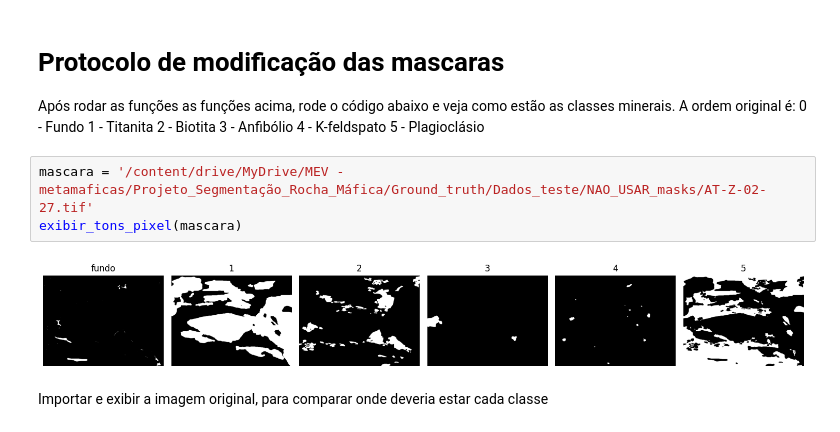
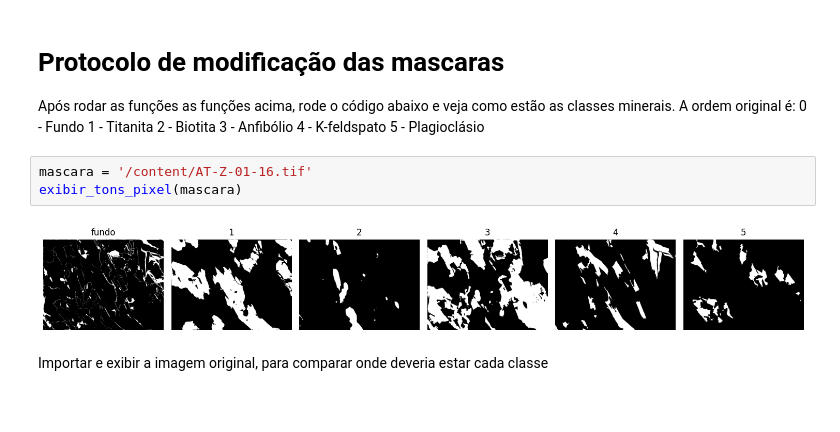
Before and after one commit to gabrielMonaco/segment_mafic, a Jupyter notebook: Utilis/Correção_máscaras.ipynb, the cells around one changed output. Cells and saved outputs as stored; diff of their text form.

```diff
--- a/Utilis/Correção_máscaras.ipynb
+++ b/Utilis/Correção_máscaras.ipynb
@@ -219,10 +219,10 @@ Após rodar as funções as funções acima, rode o código abaixo e veja como e
 4 - K-feldspato
 5 - Plagioclásio
 # %%
-mascara = '/content/drive/MyDrive/MEV - metamaficas/Projeto_Segmentação_Rocha_Máfica/Ground_truth/Dados_teste/NAO_USAR_masks/AT-Z-02-27.tif'
+mascara = '/content/AT-Z-01-16.tif'
 exibir_tons_pixel(mascara)
 # %% [output]
-[figure, old version]
+[figure, new version]
 # %% [markdown]
 Importar e exibir a imagem original, para comparar onde deveria estar cada classe
 # %%
```
Also changed, not shown: parts of 1 cell of this notebook, 9 other files.
